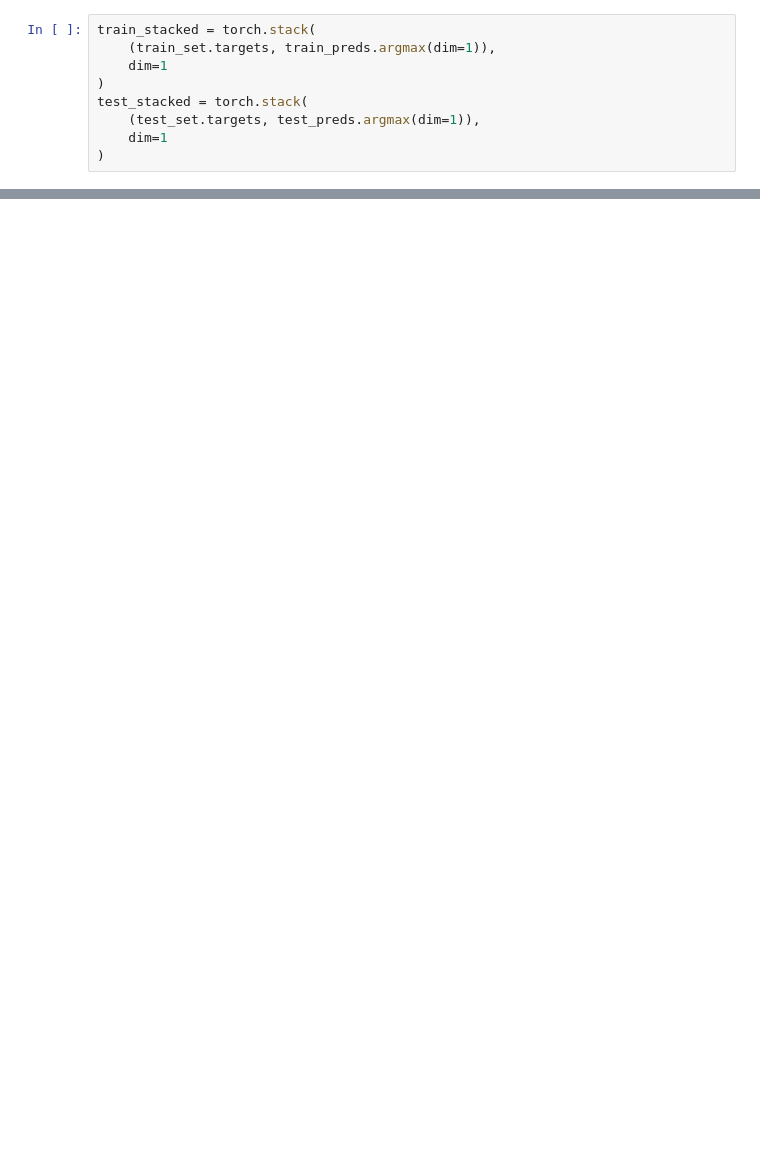
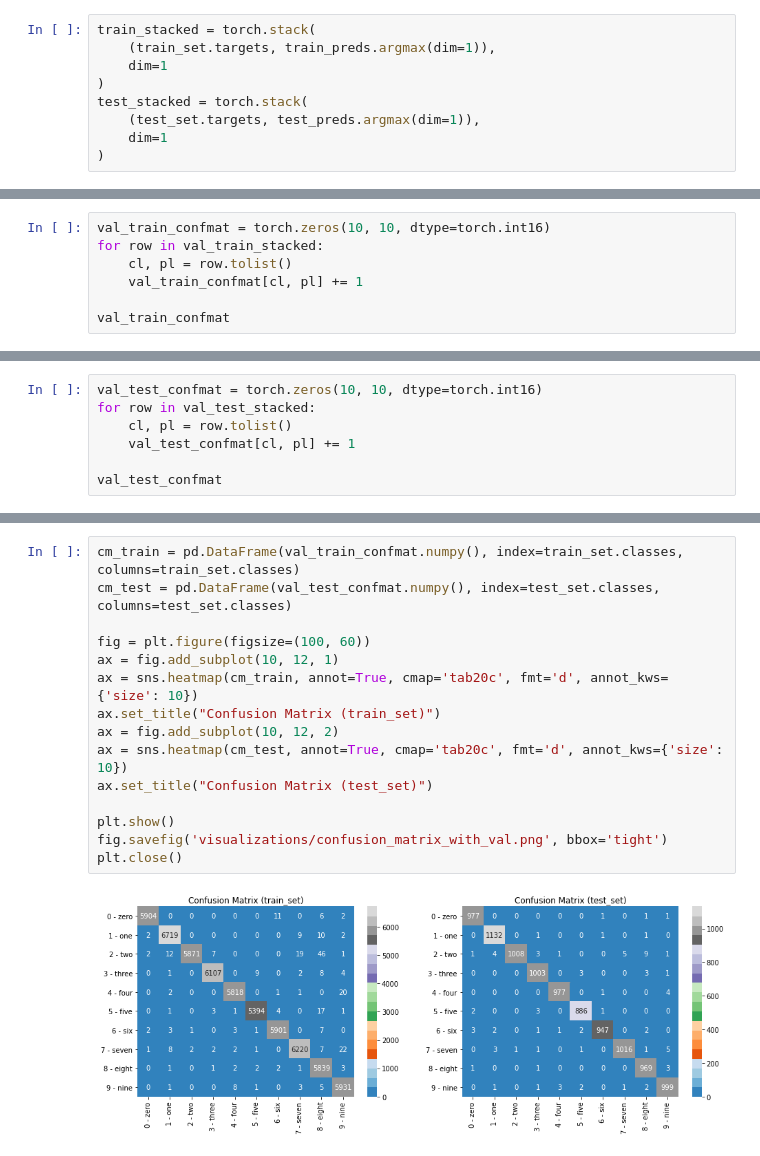
Before and after one commit to priyavrat-misra/handwritten-digit-classification, a Jupyter notebook: results.ipynb, the cells around one changed output, grey strips where cells are left out. Saved outputs shown, nothing was run; the diff lists cells and outputs as text; blank space fills up the shorter version.

```diff
--- a/results.ipynb
+++ b/results.ipynb
@@ -194,0 +253,7 @@ plt.close()
+# %%
+val_train_confmat = torch.zeros(10, 10, dtype=torch.int16)
+for row in val_train_stacked:
+    cl, pl = row.tolist()
+    val_train_confmat[cl, pl] += 1
+
+val_train_confmat
@@ -194,0 +272,7 @@ plt.close()
+# %%
+val_test_confmat = torch.zeros(10, 10, dtype=torch.int16)
+for row in val_test_stacked:
+    cl, pl = row.tolist()
+    val_test_confmat[cl, pl] += 1
+
+val_test_confmat
@@ -194,0 +310,17 @@ plt.close()
+# %%
+cm_train = pd.DataFrame(val_train_confmat.numpy(), index=train_set.classes, columns=train_set.classes)
+cm_test = pd.DataFrame(val_test_confmat.numpy(), index=test_set.classes, columns=test_set.classes)
+
+fig = plt.figure(figsize=(100, 60))
+ax = fig.add_subplot(10, 12, 1)
+ax = sns.heatmap(cm_train, annot=True, cmap='tab20c', fmt='d', annot_kws={'size': 10})
+ax.set_title("Confusion Matrix (train_set)")
+ax = fig.add_subplot(10, 12, 2)
+ax = sns.heatmap(cm_test, annot=True, cmap='tab20c', fmt='d', annot_kws={'size': 10})
+ax.set_title("Confusion Matrix (test_set)")
+
+plt.show()
+fig.savefig('visualizations/confusion_matrix_with_val.png', bbox='tight')
+plt.close()
+# %% [output]
+[figure, added]
```
Also changed, not shown: parts of 20 cells of this notebook, 32 other files.
